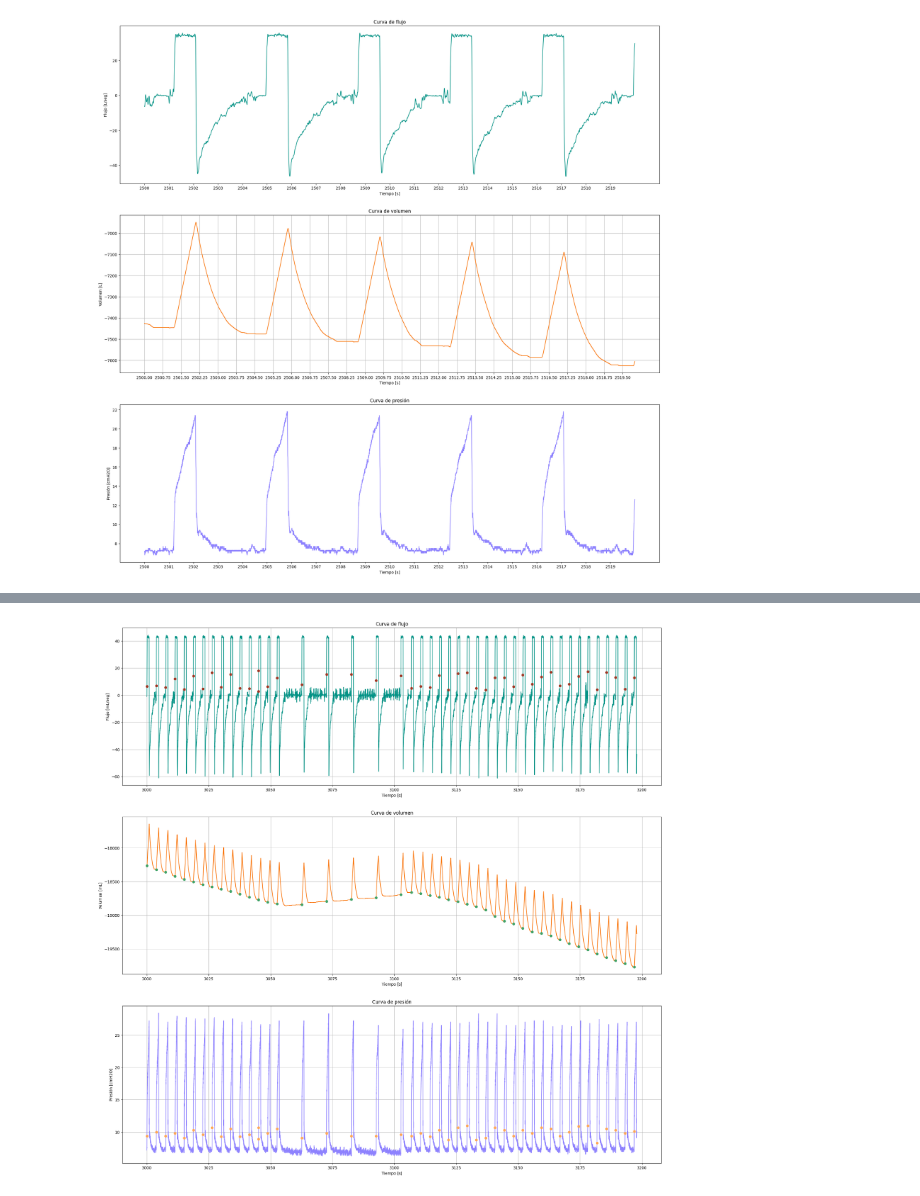
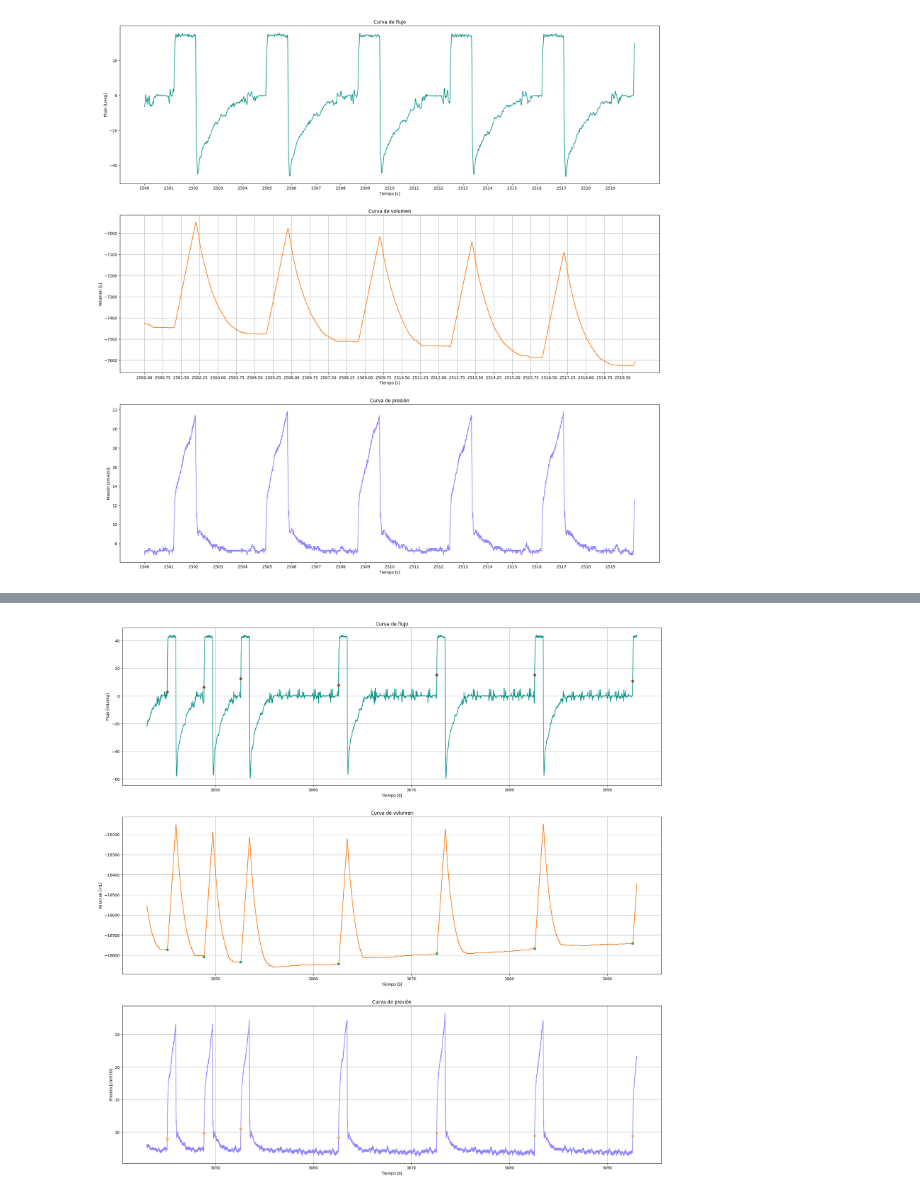
Before and after one commit to bytheseaside/VentMec-insp-exp, a Jupyter notebook: miniTP.ipynb, the cells around one changed output, grey strips where cells are left out. Drawn from its saved outputs; the diff is of its cells as text; code cells hidden in the pictures.

```diff
--- a/miniTP.ipynb
+++ b/miniTP.ipynb
@@ -153,11 +153,9 @@ def inicio_inspiracion(volume):
 
     time_insp = np.argwhere(marcador == 1.0) / sample_rate  # tiempo en que empieza la inspiracion
     time_insp = time_insp.flatten()
-    # luego de implementar el algoritmo vemos que en ciertos casos detecta dos inspiraciones seguidas separadas por menos de 0,01 segundo, y observamos
-    # que del par, la que es de interes es la primera, por lo tanto eliminamos la segunda
 
     time_diff = np.diff(time_insp)
-    min_time_diff = 0.01
+    min_time_diff = 1  # [s]
     time_insp = np.delete(time_insp, np.argwhere(time_diff < min_time_diff) + 1) # eliminamos la segunda 'inspiracion' por eso el +1
 
 
@@ -165,9 +163,9 @@ def inicio_inspiracion(volume):
 # %%
 fig, ax = plt.subplots(3, 1, figsize=(25, 25))
 
-transient = 3000 # seconds
+transient = 3043 # seconds
 transient_number = transient * sample_rate
-seconds = 360 # seconds
+seconds = 50 # seconds
 sample_number = seconds * sample_rate
 
 
@@ -182,31 +180,31 @@ ax[0].set_ylabel('Flujo [mL/seg]')
 ax[0].grid(True)
 for elem in inicio_inspiracion(data['Volume'][transient*sample_rate:transient*sample_rate+seconds*sample_rate]):
     ax[0].plot(elem+transient, data['Flow'][transient*sample_rate+int(elem*sample_rate)], 'o', color='xkcd:brick')
 
 ### CURVA DE VOLUMEN ###
 ax[1].plot(data['Time'][transient_number:transient_number + sample_number],
            data['Volume'][transient_number:transient_number + sample_number],
            color='xkcd:orange')
 
 ax[1].set_title('Curva de volumen')
 ax[1].set_xlabel('Tiempo [s]')
 ax[1].set_ylabel('Volumen [mL]')
 ax[1].grid(True)
 for elem in inicio_inspiracion(data['Volume'][transient*sample_rate:transient*sample_rate+seconds*sample_rate]):
     ax[1].plot(elem+transient, data['Volume'][transient*sample_rate+int(elem*sample_rate)], 'o', color='xkcd:greenish')
 
 
 ### CURVA DE PRESIÓN ###
 ax[2].plot(data['Time'][transient_number:transient_number + sample_number],
            data['Paw'][transient_number:transient_number + sample_number],
            color='xkcd:periwinkle')
 ax[2].set_title('Curva de presión')
 ax[2].set_xlabel('Tiempo [s]')
 ax[2].set_ylabel('Presión [cmH2O]')
 ax[2].grid(True)
 for elem in inicio_inspiracion(data['Volume'][transient*sample_rate:transient*sample_rate+seconds*sample_rate]):
     ax[2].plot(elem+transient, data['Paw'][transient*sample_rate+int(elem*sample_rate)], 'o', color='xkcd:pale orange')
 
 plt.show()
 # %% [output]
-[figure, old version]
+[figure, new version]
```
Also changed, not shown: parts of 2 cells of this notebook.
